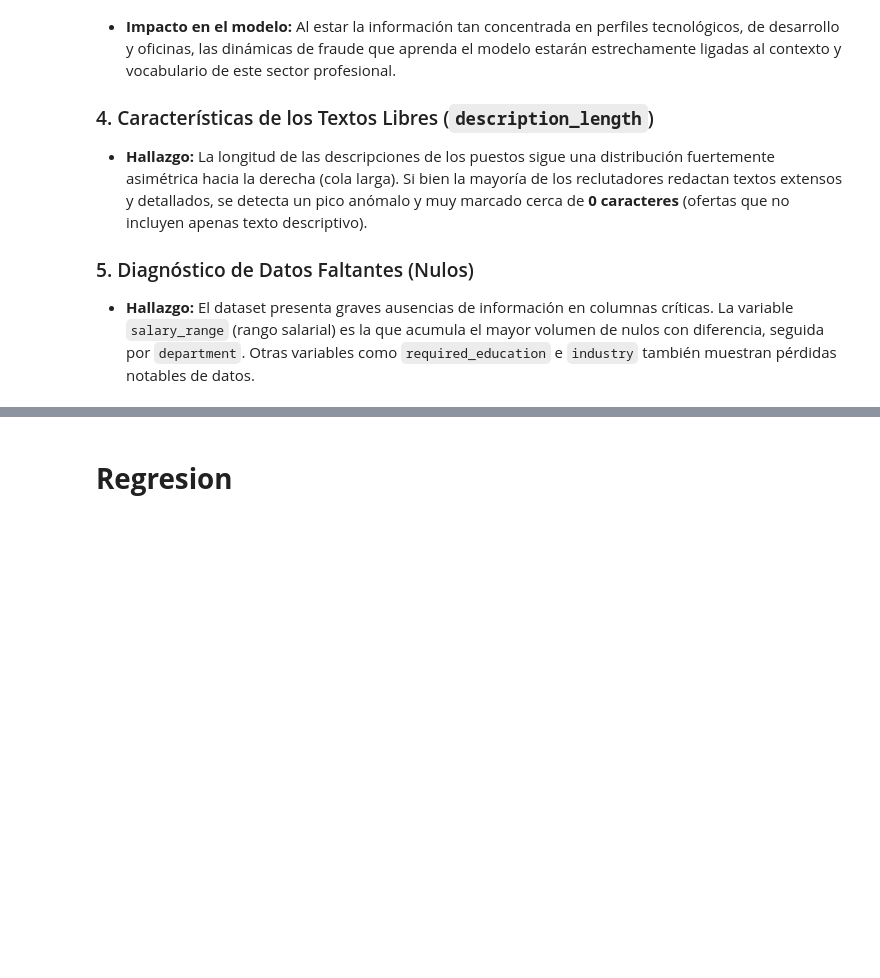
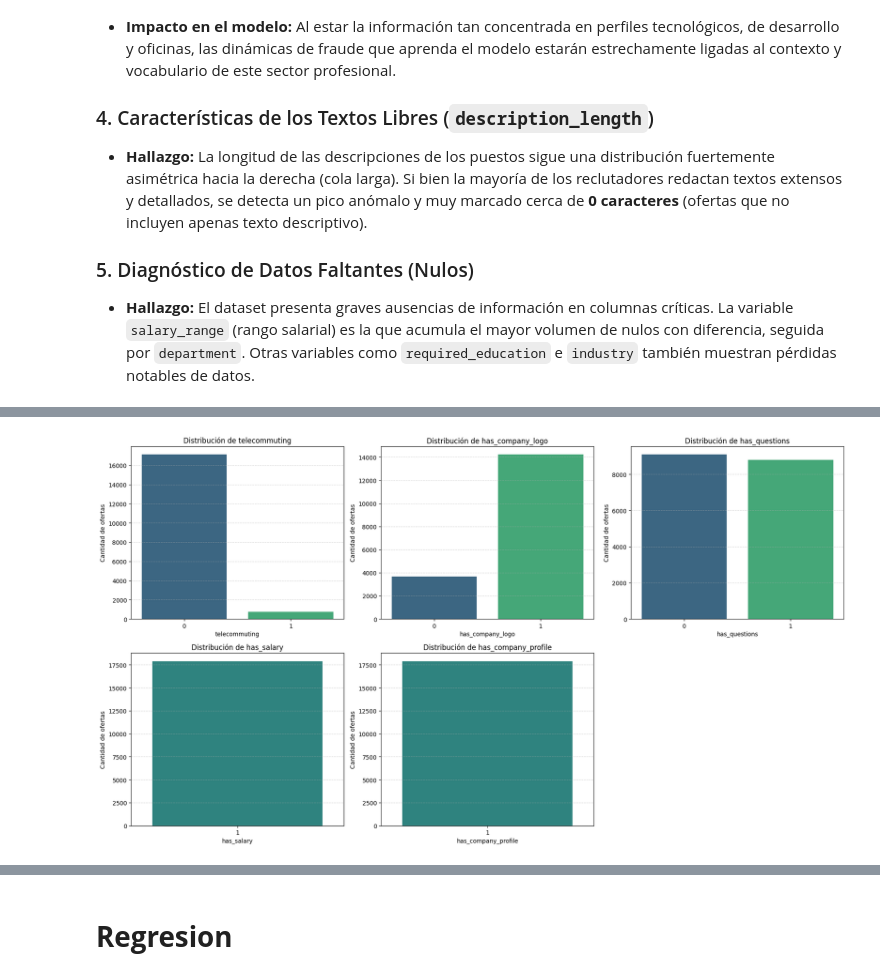
Before and after one commit to Bootcamp-DA-P2/proyecto8-problemaclasificacion-grupo5, a Jupyter notebook: main.ipynb, the cells around one changed output, grey strips where cells are left out. Saved outputs shown, nothing was run; the diff lists cells and outputs as text; code cells hidden in the pictures; blank space fills up the shorter version.

Commit message:
Union del proyecto

```diff
--- a/main.ipynb
+++ b/main.ipynb
@@ -248,18 +246,3 @@ fraudulent
 1      823
 Name: count, dtype: int64
 [figure]
-# %%
-# 1. Definir la lista con las columnas binarias de tu dataset
-variables_binarias = ["telecommuting", "has_company_logo", "has_questions"]
-
-# 2. Tu código para graficar (ahora sí funcionará)
-fig, axes = plt.subplots(1, 3, figsize=(18, 5))
-
-for i, col in enumerate(variables_binarias):
-    sns.countplot(x=col, data=df_clean, ax=axes[i], palette="viridis")
-    axes[i].set_title(f"Distribución de {col}", fontsize=12)
-    axes[i].set_xlabel(col)
-    axes[i].set_ylabel("Cantidad")
-
-plt.tight_layout()
-plt.show()
@@ -345,0 +346,38 @@ Tras analizar de forma individual las variables clave de nuestro dataset de ofer
+# %%
+# 1. Definimos la lista con las variables binarias exactas de vuestro proyecto
+variables_binarias = [
+    'telecommuting',
+    'has_company_logo',
+    'has_questions',
+    'has_salary',
+    'has_company_profile'
+]
+
+# 2. Creamos una cuadrícula de 2 filas y 3 columnas (espacio para 6 gráficos)
+fig, axes = plt.subplots(2, 3, figsize=(18, 10))
+
+# Convertimos la matriz de ejes en una lista plana para iterar fácilmente (.flatten())
+axes = axes.flatten()
+
+# 3. Iteramos para pintar cada una de tus variables binarias
+for i, col in enumerate(variables_binarias):
+    sns.countplot(
+        x=col,
+        data=df,
+        ax=axes[i],
+        palette='viridis',
+        hue=col,       # Añadido para cumplir con las nuevas versiones de Seaborn
+        legend=False
+    )
+    axes[i].set_title(f'Distribución de {col}', fontsize=12)
+    axes[i].set_xlabel(col)
+    axes[i].set_ylabel('Cantidad de ofertas')
+    axes[i].grid(axis='y', linestyle='--', alpha=0.5) # Líneas de guía sutiles
+
+# 4. Ocultamos el último gráfico sobrante (el sexto espacio vacío) para que quede limpio
+axes[-1].set_visible(False)
+
+plt.tight_layout()
+plt.show()
+# %% [output]
+[figure, added]
```
Also changed, not shown: parts of 15 cells of this notebook.
